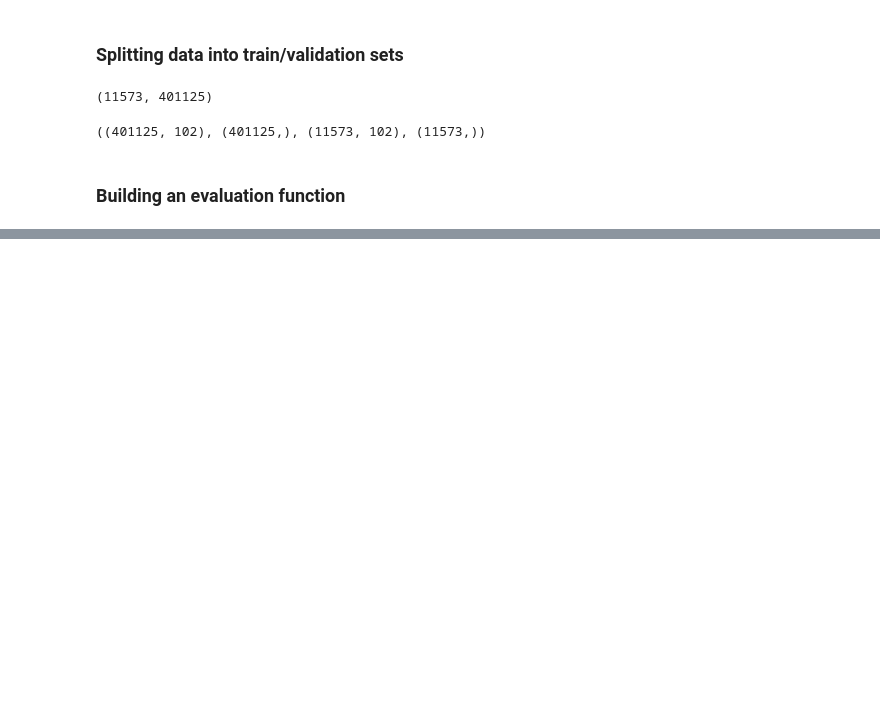
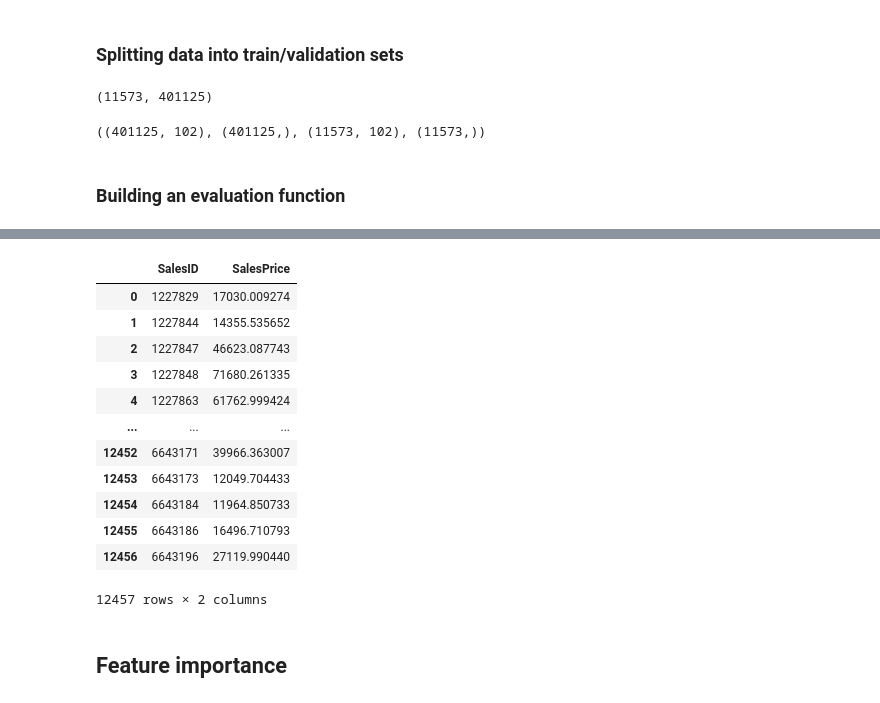
Before and after one commit to Nexi77/buldozer-price-predict, a Jupyter notebook: buldozer-prices-bluebook.ipynb, the cells around one changed output, grey strips where cells are left out. Saved outputs shown, nothing was run; the diff lists cells and outputs as text; code cells hidden in the pictures; blank space fills up the shorter version.

```diff
--- a/buldozer-prices-bluebook.ipynb
+++ b/buldozer-prices-bluebook.ipynb
@@ -427,0 +601,5 @@ def show_scores(model, X_train, X_valid, y_train, y_valid):
+# %%
+training_columns = list(X_train.columns)
+df_test_preprocessed = df_test_preprocessed.reindex(columns=training_columns)
+# %%
+test_preds = ideal_model.predict(df_test_preprocessed)
@@ -427,0 +612,19 @@ def show_scores(model, X_train, X_valid, y_train, y_valid):
+# %%
+df_preds = pd.DataFrame()
+df_preds["SalesID"] = df_test_preprocessed["SalesID"]
+df_preds["SalesPrice"] = test_preds
+df_preds
+# %% [output]
+|  | SalesID | SalesPrice |
+| 0 | 1227829 | 17030.009274 |
+| 1 | 1227844 | 14355.535652 |
+| 2 | 1227847 | 46623.087743 |
+| 3 | 1227848 | 71680.261335 |
+| 4 | 1227863 | 61762.999424 |
+| ... | ... | ... |
+| 12452 | 6643171 | 39966.363007 |
+| 12453 | 6643173 | 12049.704433 |
+| 12454 | 6643184 | 11964.850733 |
+| 12455 | 6643186 | 16496.710793 |
+| 12456 | 6643196 | 27119.990440 |
+12457 rows × 2 columns
@@ -427,0 +634,2 @@ def show_scores(model, X_train, X_valid, y_train, y_valid):
+# %% [markdown]
+## Feature importance
```
Also changed, not shown: parts of 24 cells of this notebook.
